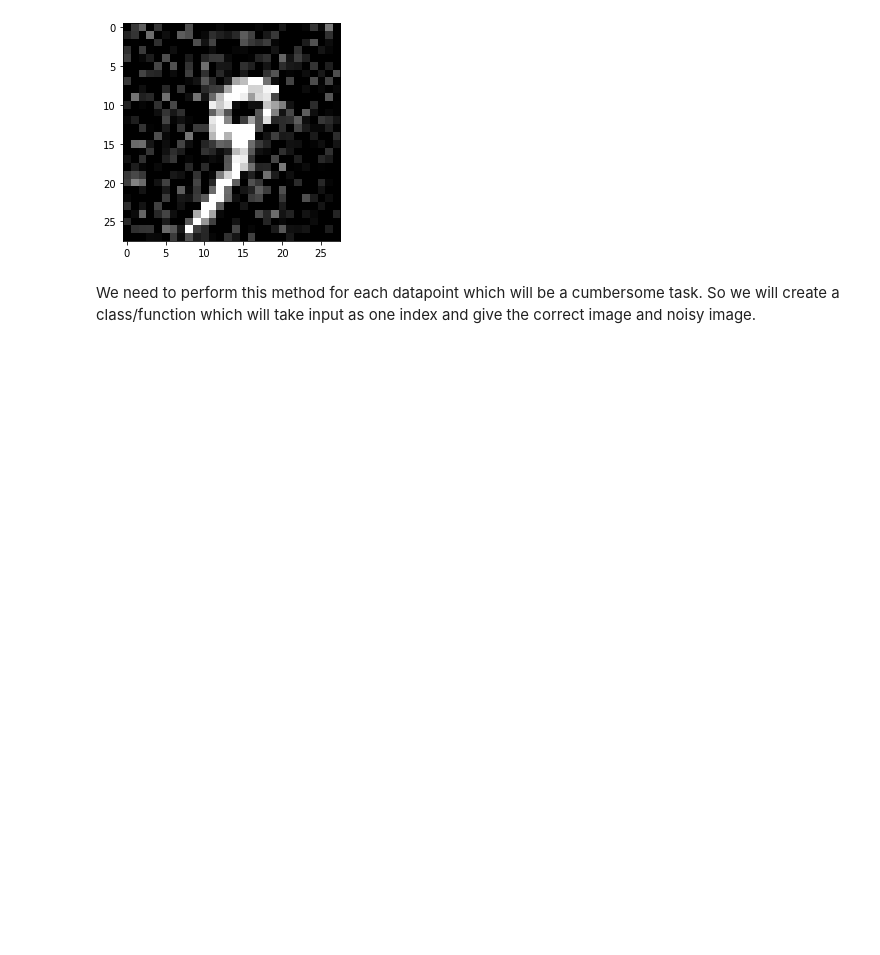
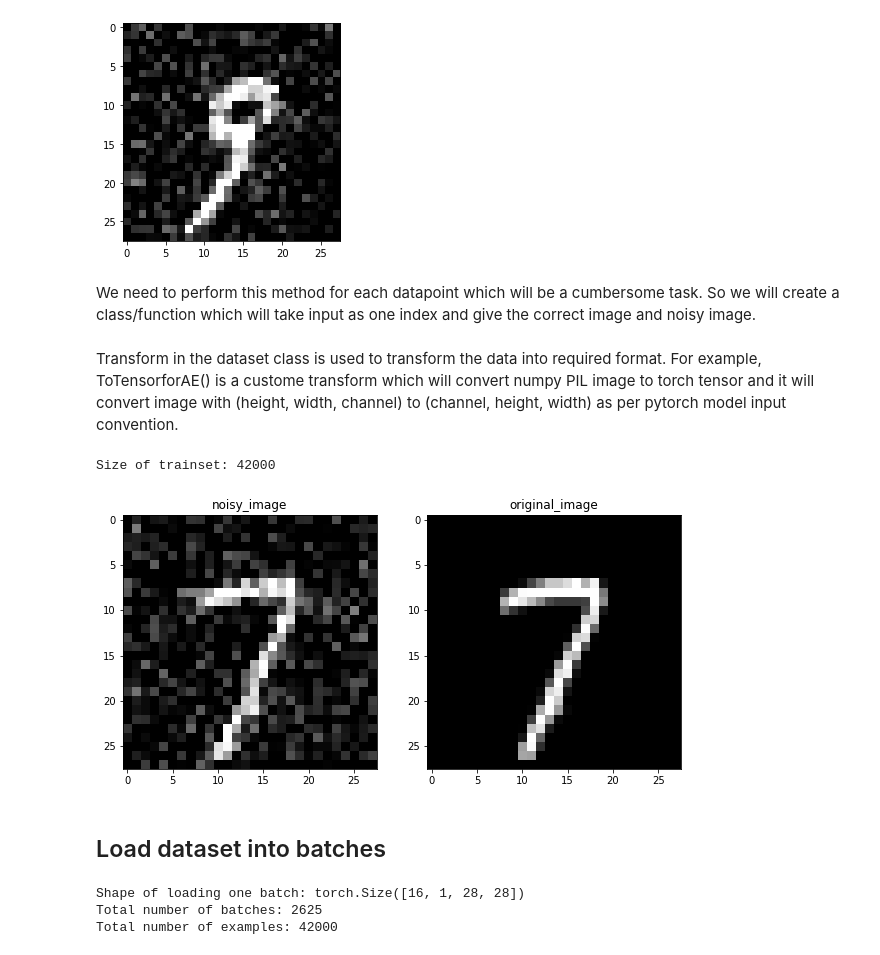
Before and after one commit to shubham8garg/nlp, a Jupyter notebook: Variational_Autoencoder.ipynb, the cells around one changed output. Drawn from its saved outputs; the diff is of its cells as text; code cells hidden in the pictures; blank space fills up the shorter version.

```diff
--- a/Variational_Autoencoder.ipynb
+++ b/Variational_Autoencoder.ipynb
@@ -83 +114,44 @@ We need to perform this method for each datapoint which will be a cumbersome tas
+# %%
+class MNIST_AE_Dataset(Dataset):
+
+    def __init__(self,csv_file,noise_factor = 0.2,transform = None):
+
+        self.data = pd.read_csv(csv_file)
+        self.transform = transform
+        self.noise_factor = noise_factor
+
+    def __len__(self):
+        return len(self.data)
+
+    def __getitem__(self,idx):
+
+        img = self.data.iloc[idx]
+        img = np.array(img)
+        img = np.reshape(img,(28,28,1)) / 255
+
+        noisy_img = img + self.noise_factor * np.random.randn(*img.shape)
+        noisy_img = np.clip(noisy_img,0.,1.)
+
+        sample = (noisy_img,img)
+
+        if self.transform:
+            sample = self.transform(sample)
+
+        return sample
+# %% [markdown]
+Transform in the dataset class is used to transform the data into required format.
+For example, ToTensorforAE() is a custome transform which will convert numpy PIL image to torch tensor and it will convert image with (height, width, channel) to (channel, height, width) as per pytorch model input convention.
+# %%
+trainset = MNIST_AE_Dataset('/content/drive/MyDrive/Colab/VAE/mnist_dataset.csv', transform=ToTensorForAE())
+# %%
+print('Size of trainset: {}'.format(len(trainset)))
+# %% [output]
+Size of trainset: 42000
+# %%
+noisy_img, orig_img = trainset[18]
+show_image(noisy_img, orig_img)
+# %% [output]
+[figure, added]
+# %% [markdown]
+## Load dataset into batches
 # %%
@@ -84,0 +161,11 @@ from torch.utils.data import Dataset
+# %%
+dataiter = iter(trainloader)
+noisy_img, orig_img = dataiter.next()
+
+print("Shape of loading one batch: {}".format(noisy_img.shape))
+print("Total number of batches: {}".format(len(trainloader)))
+print("Total number of examples: {}".format(len(trainloader.dataset)))
+# %% [output]
+Shape of loading one batch: torch.Size([16, 1, 28, 28])
+Total number of batches: 2625
+Total number of examples: 42000
```
Also changed, not shown: parts of 5 cells of this notebook.
